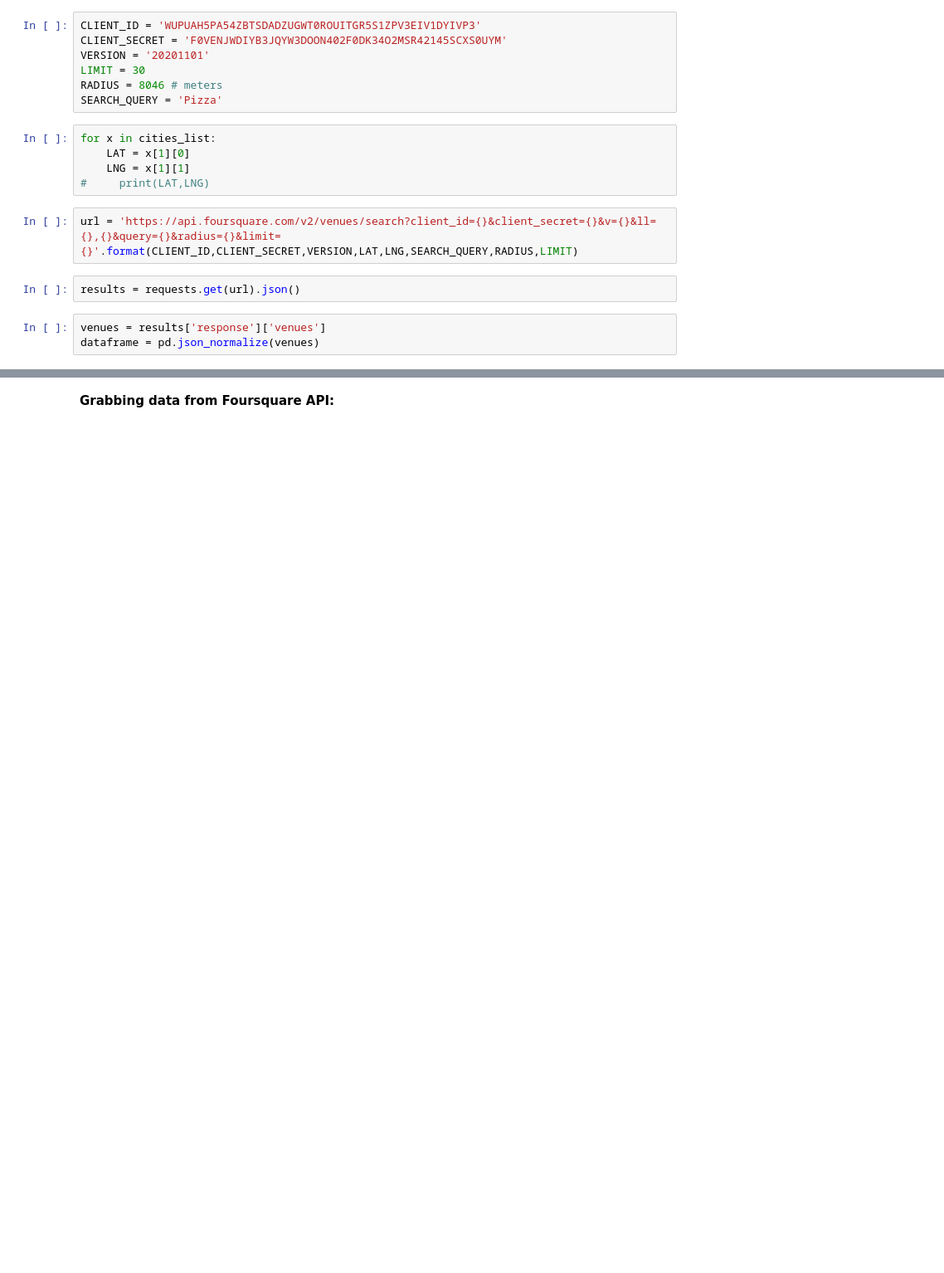
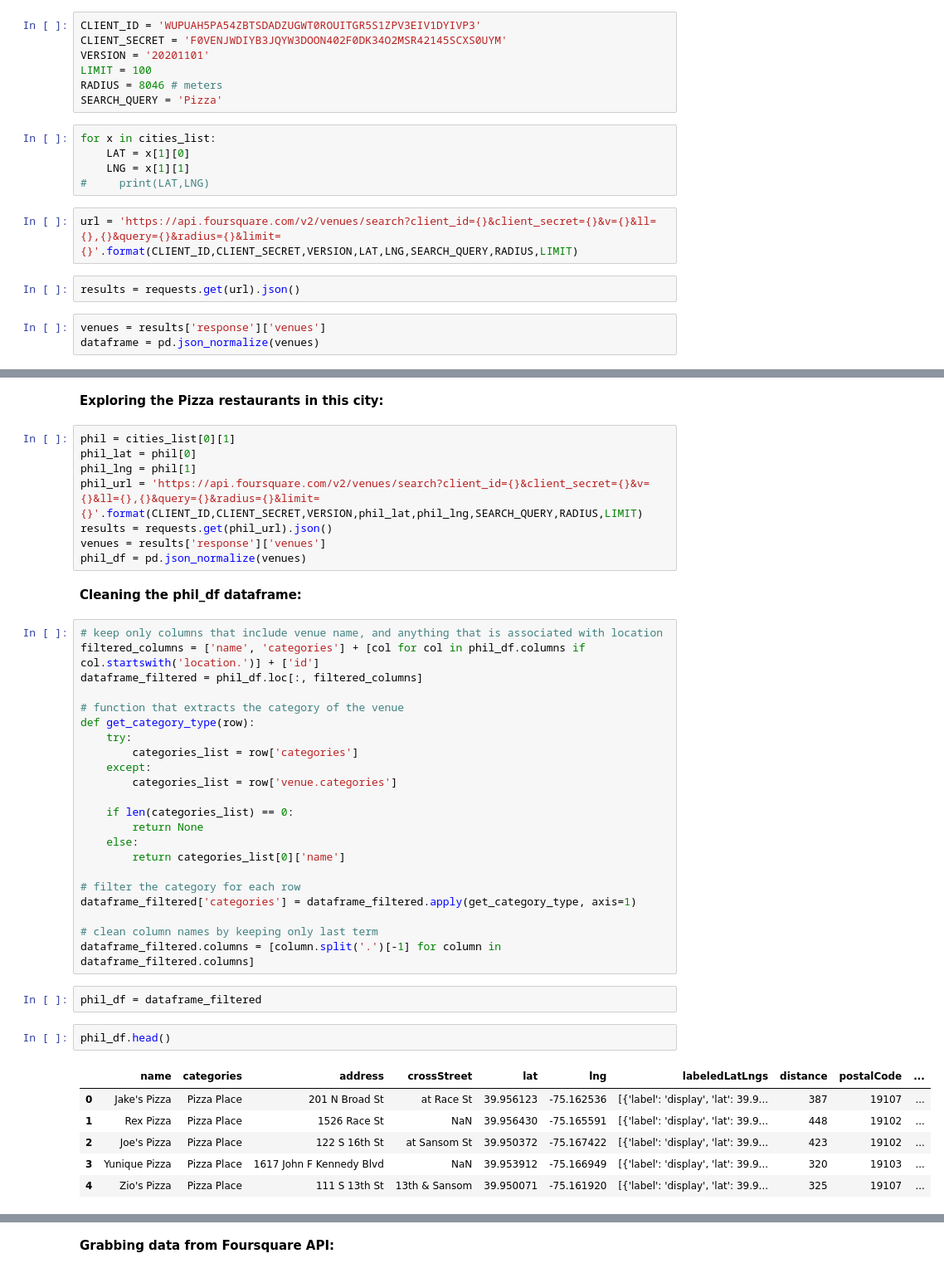
Before and after one commit to theblindhobo/Coursera_Capstone, a Jupyter notebook: The Battle of Neighborhoods (Week 2).ipynb, the cells around one changed output, grey strips where cells are left out. Shown at 83% size. Saved outputs shown, nothing was run; the diff lists cells and outputs as text; blank space fills up the shorter version.

```diff
--- a/The Battle of Neighborhoods (Week 2).ipynb
+++ b/The Battle of Neighborhoods (Week 2).ipynb
@@ -33,7 +40,7 @@ print(cities_list)
 CLIENT_ID = 'WUPUAH5PA54ZBTSDADZUGWT0ROUITGR5S1ZPV3EIV1DYIVP3'
 CLIENT_SECRET = 'F0VENJWDIYB3JQYW3DOON402F0DK34O2MSR42145SCXS0UYM'
 VERSION = '20201101'
-LIMIT = 30
+LIMIT = 100
 RADIUS = 8046 # meters
 SEARCH_QUERY = 'Pizza'
 # %%
@@ -50,0 +62,45 @@ dataframe = pd.json_normalize(venues)
+# %% [markdown]
+**Exploring the Pizza restaurants in this city:**
+# %%
+phil = cities_list[0][1]
+phil_lat = phil[0]
+phil_lng = phil[1]
+phil_url = 'https://api.foursquare.com/v2/venues/search?client_id={}&client_secret={}&v={}&ll={},{}&query={}&radius={}&limit={}'.format(CLIENT_ID,CLIENT_SECRET,VERSION,phil_lat,phil_lng,SEARCH_QUERY,RADIUS,LIMIT)
+results = requests.get(phil_url).json()
+venues = results['response']['venues']
+phil_df = pd.json_normalize(venues)
+# %% [markdown]
+**Cleaning the phil_df dataframe:**
+# %%
+# keep only columns that include venue name, and anything that is associated with location
+filtered_columns = ['name', 'categories'] + [col for col in phil_df.columns if col.startswith('location.')] + ['id']
+dataframe_filtered = phil_df.loc[:, filtered_columns]
+
+# function that extracts the category of the venue
+def get_category_type(row):
+    try:
+        categories_list = row['categories']
+    except:
+        categories_list = row['venue.categories']
+
+    if len(categories_list) == 0:
+        return None
+    else:
+        return categories_list[0]['name']
+
+# filter the category for each row
+dataframe_filtered['categories'] = dataframe_filtered.apply(get_category_type, axis=1)
+
+# clean column names by keeping only last term
+dataframe_filtered.columns = [column.split('.')[-1] for column in dataframe_filtered.columns]
+# %%
+phil_df = dataframe_filtered
+# %%
+phil_df.head()
+# %% [output]
+|  | name | categories | address | crossStreet | lat | lng | labeledLatLngs | distance | postalCode | ... |
+| 0 | Jake's Pizza | Pizza Place | 201 N Broad St | at Race St | 39.956123 | -75.162536 | [{'label': 'display', 'lat': 39.9... | 387 | 19107 | ... |
+| 1 | Rex Pizza | Pizza Place | 1526 Race St | NaN | 39.956430 | -75.165591 | [{'label': 'display', 'lat': 39.9... | 448 | 19102 | ... |
+| 2 | Joe's Pizza | Pizza Place | 122 S 16th St | at Sansom St | 39.950372 | -75.167422 | [{'label': 'display', 'lat': 39.9... | 423 | 19102 | ... |
+| 3 | Yunique Pizza | Pizza Place | 1617 John F Kennedy Blvd | NaN | 39.953912 | -75.166949 | [{'label': 'display', 'lat': 39.9... | 320 | 19103 | ... |
+| 4 | Zio's Pizza | Pizza Place | 111 S 13th St | 13th & Sansom | 39.950071 | -75.161920 | [{'label': 'display', 'lat': 39.9... | 325 | 19107 | ... |
```
Also changed, not shown: parts of 18 cells of this notebook.
